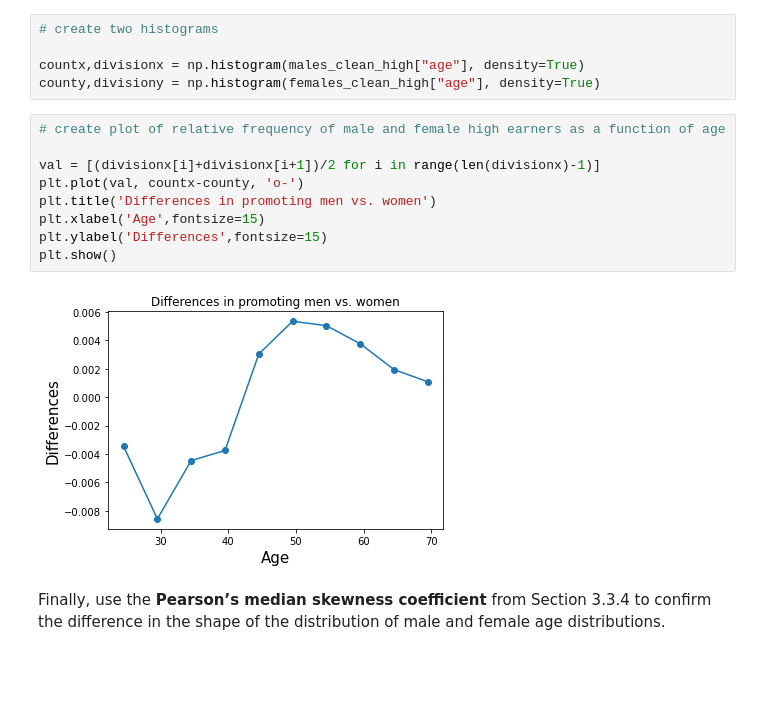
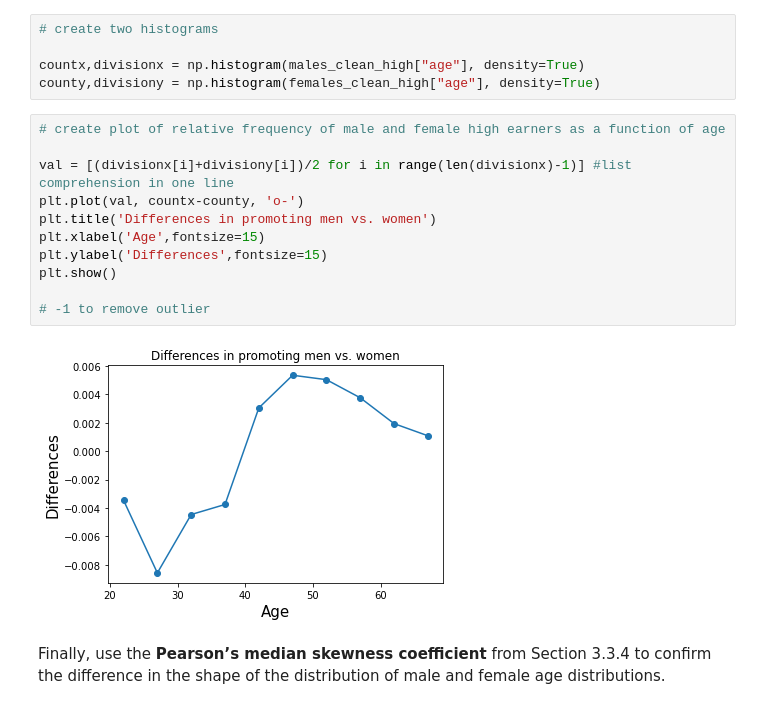
Before and after one commit to felix-rosenberger/Data-Science-Practicals, a Jupyter notebook: Week 3/Workshop Week 3.ipynb, the cells around one changed output. Cells and saved outputs as stored; diff of their text form; blank space fills up the shorter version.

```diff
--- a/Week 3/Workshop Week 3.ipynb
+++ b/Week 3/Workshop Week 3.ipynb
@@ -334,14 +336,16 @@ county,divisiony = np.histogram(females_clean_high["age"], density=True)
 # %%
 # create plot of relative frequency of male and female high earners as a function of age
 
-val = [(divisionx[i]+divisionx[i+1])/2 for i in range(len(divisionx)-1)]
+val = [(divisionx[i]+divisiony[i])/2 for i in range(len(divisionx)-1)] #list comprehension in one line
 plt.plot(val, countx-county, 'o-')
 plt.title('Differences in promoting men vs. women')
 plt.xlabel('Age',fontsize=15)
 plt.ylabel('Differences',fontsize=15)
 plt.show()
+
+# -1 to remove outlier
 # %% [output]
-[figure, old version]
+[figure, new version]
 # %% [markdown]
 Finally, use the **Pearson’s median skewness coefficient** from Section 3.3.4 to confirm the difference in the shape of the distribution of male and female age distributions.
 # %%
```
Also changed, not shown: parts of 9 cells of this notebook.
